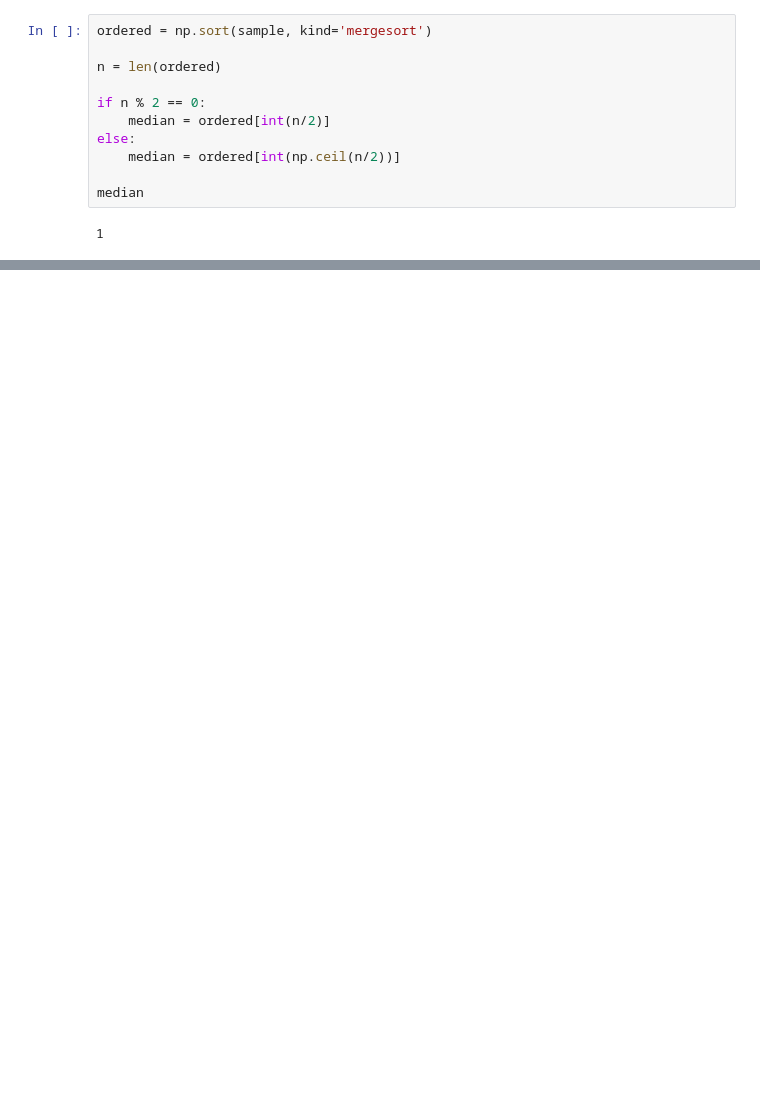
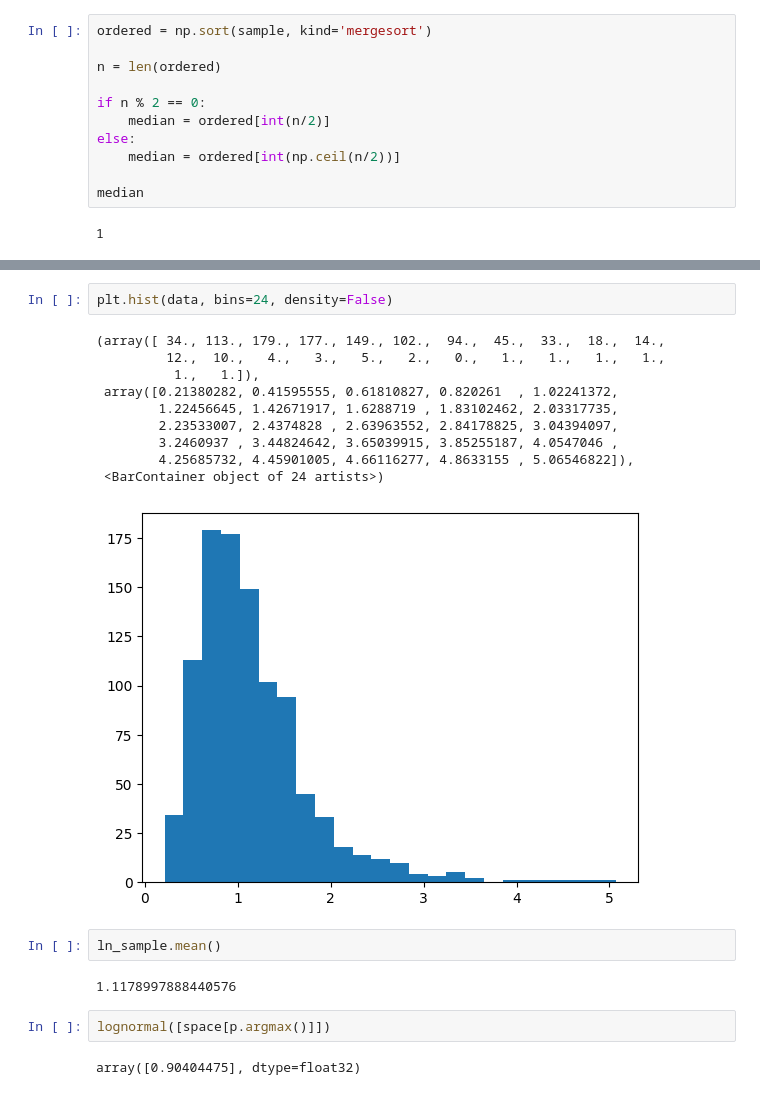
Before and after one commit to ordevoir/Mathematics, a Jupyter notebook: PT_RV_base.ipynb, the cells around one changed output, grey strips where cells are left out. Drawn from its saved outputs; the diff is of its cells as text; blank space fills up the shorter version.

```diff
--- a/PT_RV_base.ipynb
+++ b/PT_RV_base.ipynb
@@ -260,0 +334,21 @@ median
+# %%
+plt.hist(data, bins=24, density=False)
+# %% [output]
+(array([ 34., 113., 179., 177., 149., 102.,  94.,  45.,  33.,  18.,  14.,
+         12.,  10.,   4.,   3.,   5.,   2.,   0.,   1.,   1.,   1.,   1.,
+          1.,   1.]),
+ array([0.21380282, 0.41595555, 0.61810827, 0.820261  , 1.02241372,
+        1.22456645, 1.42671917, 1.6288719 , 1.83102462, 2.03317735,
+        2.23533007, 2.4374828 , 2.63963552, 2.84178825, 3.04394097,
+        3.2460937 , 3.44824642, 3.65039915, 3.85255187, 4.0547046 ,
+        4.25685732, 4.45901005, 4.66116277, 4.8633155 , 5.06546822]),
+ <BarContainer object of 24 artists>)
+[figure, added]
+# %%
+ln_sample.mean()
+# %% [output]
+1.1178997888440576
+# %%
+lognormal([space[p.argmax()]])
+# %% [output]
+array([0.90404475], dtype=float32)
```
Also changed, not shown: parts of 21 cells of this notebook.
